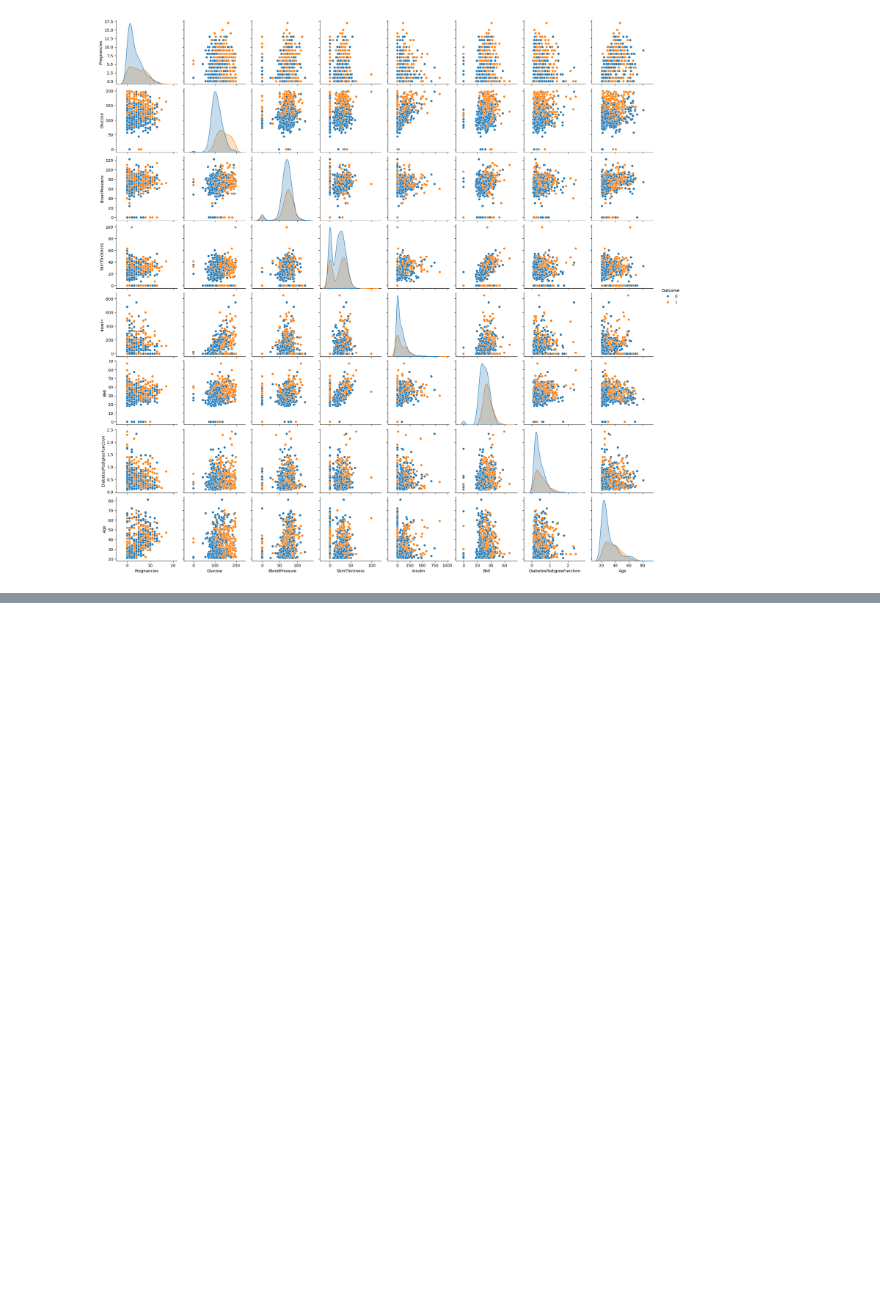
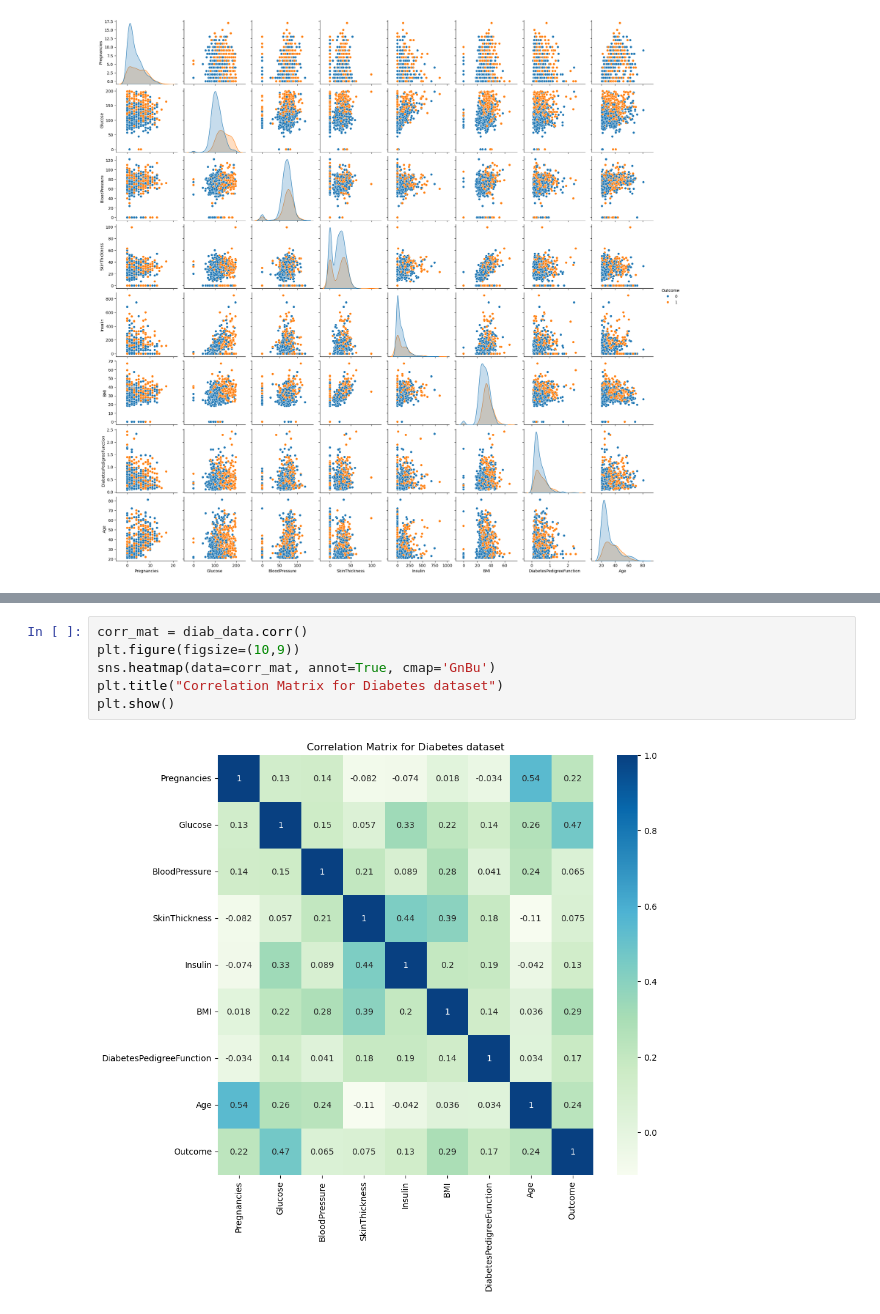
Before and after one commit to LynaMahdi/Diabetes-classification, a Jupyter notebook: Diabetes Prediction Using Classification Models.ipynb, the cells around one changed output, grey strips where cells are left out. Cells and saved outputs as stored; diff of their text form; blank space fills up the shorter version.

```diff
--- a/Diabetes Prediction Using Classification Models.ipynb
+++ b/Diabetes Prediction Using Classification Models.ipynb
@@ -175,0 +209,8 @@ plt.show()
+# %%
+corr_mat = diab_data.corr()
+plt.figure(figsize=(10,9))
+sns.heatmap(data=corr_mat, annot=True, cmap='GnBu')
+plt.title("Correlation Matrix for Diabetes dataset")
+plt.show()
+# %% [output]
+[figure, added]
```
Also changed, not shown: parts of 107 cells of this notebook.
